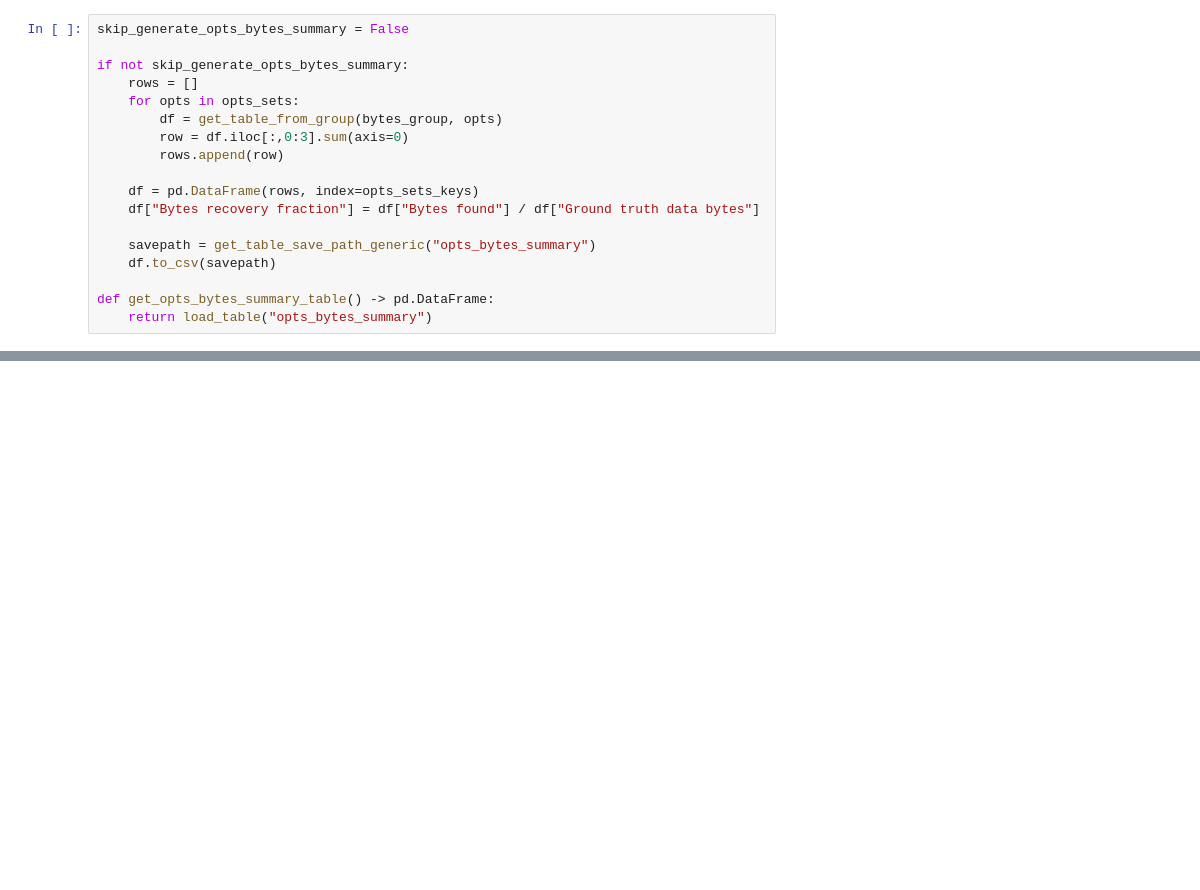
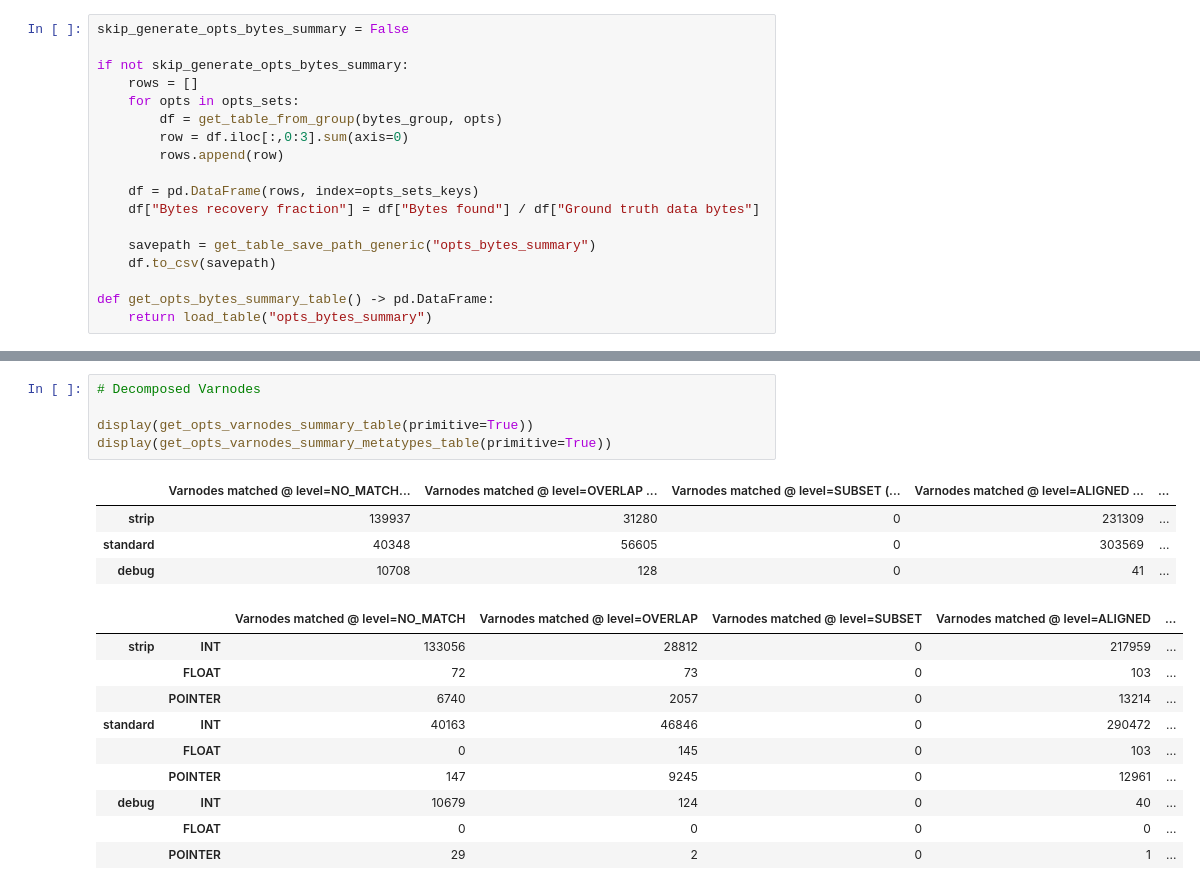
Before and after one commit to jace-kline/thesis, a Jupyter notebook: notebooks/coreutils_metrics.ipynb, the cells around one changed output, grey strips where cells are left out. Cells and saved outputs as stored; diff of their text form; blank space fills up the shorter version.

```diff
--- a/notebooks/coreutils_metrics.ipynb
+++ b/notebooks/coreutils_metrics.ipynb
@@ -582,0 +644,20 @@ if not skip_generate_opts_array_comparisons_summary:
+# %%
+# Decomposed Varnodes
+
+display(get_opts_varnodes_summary_table(primitive=True))
+display(get_opts_varnodes_summary_metatypes_table(primitive=True))
+# %% [output]
+|  | Varnodes matched @ level=NO_MATCH... | Varnodes matched @ level=OVERLAP ... | Varnodes matched @ level=SUBSET (... | Varnodes matched @ level=ALIGNED ... | ... |
+| strip | 139937 | 31280 | 0 | 231309 | ... |
+| standard | 40348 | 56605 | 0 | 303569 | ... |
+| debug | 10708 | 128 | 0 | 41 | ... |
+|  |  | Varnodes matched @ level=NO_MATCH | Varnodes matched @ level=OVERLAP | Varnodes matched @ level=SUBSET | Varnodes matched @ level=ALIGNED | ... |
+| strip | INT | 133056 | 28812 | 0 | 217959 | ... |
+|  | FLOAT | 72 | 73 | 0 | 103 | ... |
+|  | POINTER | 6740 | 2057 | 0 | 13214 | ... |
+| standard | INT | 40163 | 46846 | 0 | 290472 | ... |
+|  | FLOAT | 0 | 145 | 0 | 103 | ... |
+|  | POINTER | 147 | 9245 | 0 | 12961 | ... |
+| debug | INT | 10679 | 124 | 0 | 40 | ... |
+|  | FLOAT | 0 | 0 | 0 | 0 | ... |
+|  | POINTER | 29 | 2 | 0 | 1 | ... |
```
Also changed, not shown: parts of 15 cells of this notebook, 7 other files.
